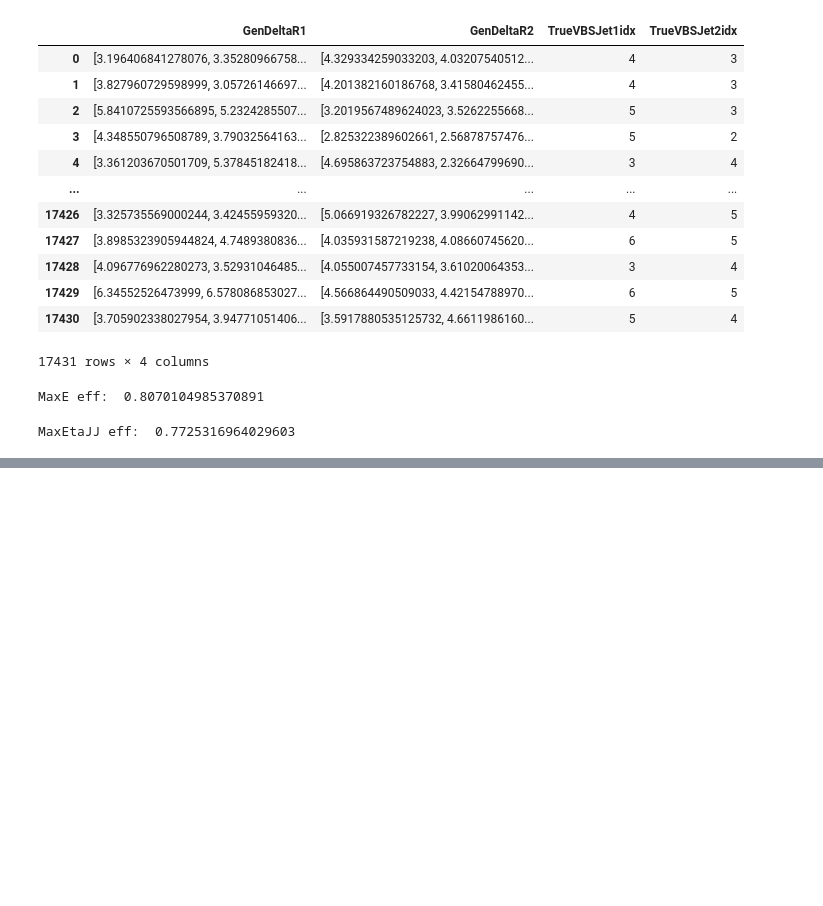
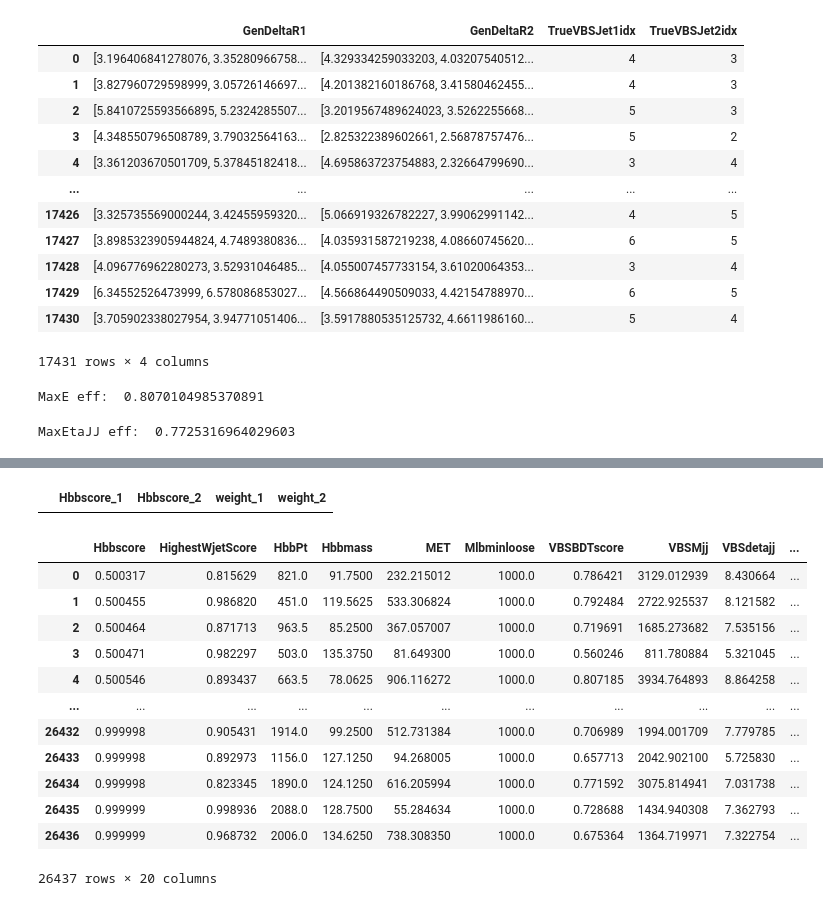
Before and after one commit to aashayarora/vbs-1lep, a Jupyter notebook: validation/genstudy.ipynb, the cells around one changed output, grey strips where cells are left out. Cells and saved outputs as stored; diff of their text form; code cells hidden in the pictures; blank space fills up the shorter version.

```diff
--- a/validation/genstudy.ipynb
+++ b/validation/genstudy.ipynb
@@ -64,0 +71,5 @@ MaxEtaJJ eff:  0.7725316964029603
+# %%
+BDT_CUT = 0.56
+DNN_CUT = 0.92
+# %%
+df3 = df1[(df1.VBSBDTscore > BDT_CUT) & (df1.abcdnet_score > DNN_CUT)]
@@ -64,0 +120,22 @@ MaxEtaJJ eff:  0.7725316964029603
+# %%
+df3 = df3.sort_values(["Hbbscore", "MET"]).reset_index(drop=True)
+df4 = df4.sort_values(["Hbbscore", "MET"]).reset_index(drop=True)
+df3.join(df4, lsuffix="_1", rsuffix="_2")[["Hbbscore_1", "Hbbscore_2", "weight_1", "weight_2"]].query("weight_1 != weight_2")
+# %% [output]
+|  | Hbbscore_1 | Hbbscore_2 | weight_1 | weight_2 |
+# %%
+df3
+# %% [output]
+|  | Hbbscore | HighestWjetScore | HbbPt | Hbbmass | MET | Mlbminloose | VBSBDTscore | VBSMjj | VBSdetajj | ... |
+| 0 | 0.500317 | 0.815629 | 821.0 | 91.7500 | 232.215012 | 1000.0 | 0.786421 | 3129.012939 | 8.430664 | ... |
+| 1 | 0.500455 | 0.986820 | 451.0 | 119.5625 | 533.306824 | 1000.0 | 0.792484 | 2722.925537 | 8.121582 | ... |
+| 2 | 0.500464 | 0.871713 | 963.5 | 85.2500 | 367.057007 | 1000.0 | 0.719691 | 1685.273682 | 7.535156 | ... |
+| 3 | 0.500471 | 0.982297 | 503.0 | 135.3750 | 81.649300 | 1000.0 | 0.560246 | 811.780884 | 5.321045 | ... |
+| 4 | 0.500546 | 0.893437 | 663.5 | 78.0625 | 906.116272 | 1000.0 | 0.807185 | 3934.764893 | 8.864258 | ... |
+| ... | ... | ... | ... | ... | ... | ... | ... | ... | ... | ... |
+| 26432 | 0.999998 | 0.905431 | 1914.0 | 99.2500 | 512.731384 | 1000.0 | 0.706989 | 1994.001709 | 7.779785 | ... |
+| 26433 | 0.999998 | 0.892973 | 1156.0 | 127.1250 | 94.268005 | 1000.0 | 0.657713 | 2042.902100 | 5.725830 | ... |
+| 26434 | 0.999998 | 0.823345 | 1890.0 | 124.1250 | 616.205994 | 1000.0 | 0.771592 | 3075.814941 | 7.031738 | ... |
+| 26435 | 0.999999 | 0.998936 | 2088.0 | 128.7500 | 55.284634 | 1000.0 | 0.728688 | 1434.940308 | 7.362793 | ... |
+| 26436 | 0.999999 | 0.968732 | 2006.0 | 134.6250 | 738.308350 | 1000.0 | 0.675364 | 1364.719971 | 7.322754 | ... |
+26437 rows × 20 columns
```
Also changed, not shown: parts of 9 cells of this notebook, 11 other files.
